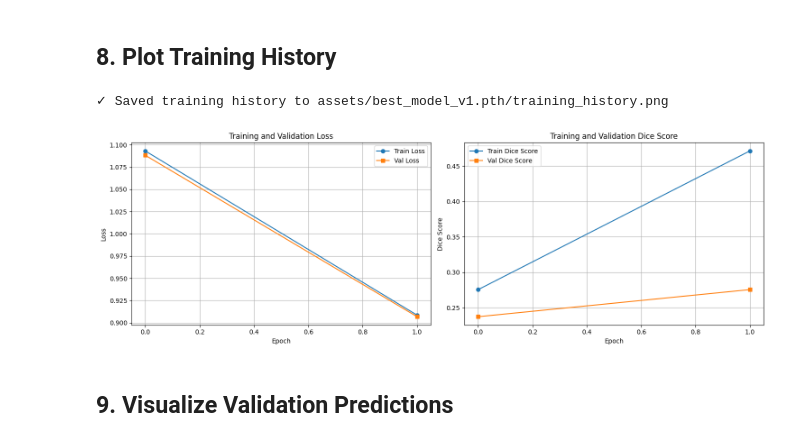
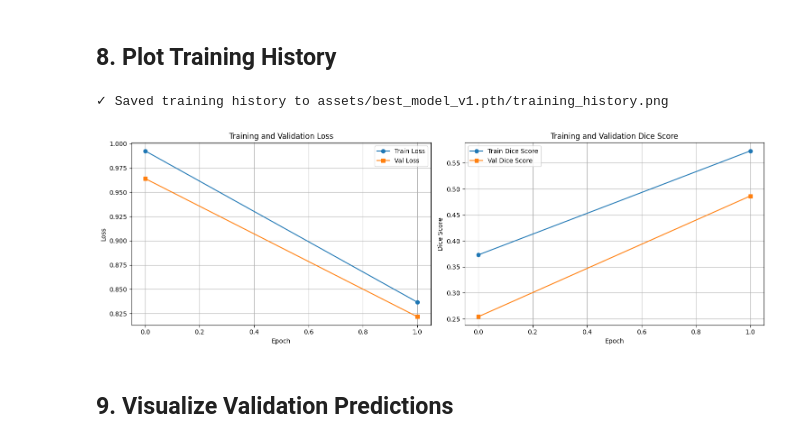
Before and after one commit to Arne-Wiese/Brain_Tumor_MRI_Segmentation, a Jupyter notebook: main.ipynb, the cells around one changed output. Cells and saved outputs as stored; diff of their text form; code cells hidden in the pictures.

Commit message:
multiple metrics support for train loop

```diff
--- a/main.ipynb
+++ b/main.ipynb
@@ -120,7 +120,8 @@ Model has 31,044,292 parameters
 # %%
 # Loss function
 #criterion = nn.CrossEntropyLoss()
-criterion = CombinedLoss()
+#criterion = CombinedLoss()
+criterion = FocalLoss()
 
 # Optimizer
 optimizer = torch.optim.Adam(model.parameters(), lr=1e-4)
@@ -149,7 +150,8 @@ history = train_loop(
     num_epochs=num_epochs,
     device=device,
     scheduler=scheduler,
-    metric_fn=dice_score,
+    metric_fns={'dice': dice_score, 'iou': iou_score},
+    primary_metric='dice',
     save_best_model=True,
     model_save_path=model_save_path,
     early_stopping_patience=10,
@@ -176,15 +187,15 @@ Best validation loss: inf
 # %%
 plot_training_history(
     train_losses=history['train_loss'],
-    train_metrics=history['train_metric'],
+    train_metrics=history['train_dice'],
     val_losses=history['val_loss'],
-    val_metrics=history['val_metric'],
+    val_metrics=history['val_dice'],
     metric_name='Dice Score',
     save_path=f'assets/{model_name}/training_history.png'
 )
 # %% [output]
 ✓ Saved training history to assets/best_model_v1.pth/training_history.png
-[figure, old version]
+[figure, new version]
 # %% [markdown]
 ## 9. Visualize Validation Predictions
 # %%
```
Also changed, not shown: parts of 16 cells of this notebook, 3 other files.
